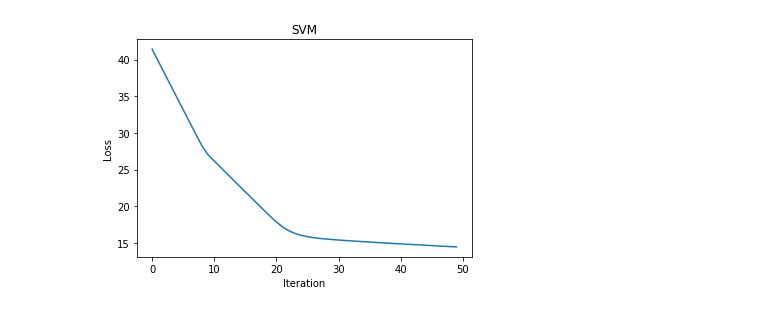
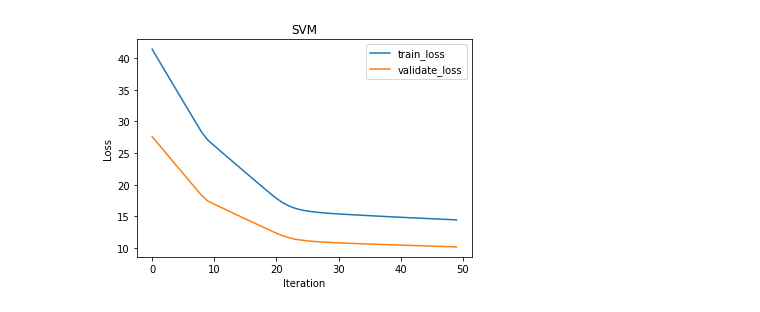
Before and after one commit to ZezhongWang/ML2017-lab-01, a Jupyter notebook: ClassificationExperiment.ipynb, the cells around one changed output. Cells and saved outputs as stored; diff of their text form; code cells hidden in the pictures.

```diff
--- a/ClassificationExperiment.ipynb
+++ b/ClassificationExperiment.ipynb
@@ -44,9 +46,6 @@ class SVM(object):
         '''
         hinge = 1 - (X.dot(w) + b)*y
         hinge = np.array([max(0, x) for x in hinge])
-        #         print(hinge)
-        #         print('hingesum', np.sum(hinge))
-        #         print('zhengze', w**2)
         error = 0.5 * np.sum(w ** 2) + self.c_ * np.sum(hinge)
         return error
 
@@ -74,38 +73,44 @@ class SVM(object):
         b1 = b - self.learning_rate_ * g_b
         return w1, b1
 
-    def fit(self, X, y):
+    def fit(self, X_train, y_train, X_test, y_test):
         '''
             Gradient descent
         '''
-        n_features = X.shape[1]
+        n_features = X_train.shape[1]
         n_targets = 1
         self.w_ = np.zeros([n_features])
         self.b_ = 0
-        loss_list = []
+        train_loss_list = []
+        test_loss_list = []
         for i in range(self.turns_):
             if self.silence_ == False:
                 print('Turn %d' % i)
                 print('w:', self.w_)
                 print('b:', self.b_)
-                print('Loss:', self.calc_error(X, y, self.w_, self.b_))
+                print('Train Loss:', self.calc_error(X_train, y_train, self.w_, self.b_))
+                print('Test Loss:', self.calc_error(X_test, y_test, self.w_, self.b_))
                 print('---------------------------')
-                loss_list.append(self.calc_error(X, y, self.w_, self.b_))
-            self.w_, self.b_ = self.gradient(X, y, self.w_, self.b_)
+                train_loss_list.append(self.calc_error(X_train, y_train, self.w_, self.b_))
+                test_loss_list.append(self.calc_error(X_test, y_test, self.w_, self.b_))
+            self.w_, self.b_ = self.gradient(X_train, y_train, self.w_, self.b_)
         print('Iteration End')
         print('w:', self.w_)
         print('b:', self.b_)
-        print('Loss:', self.calc_error(X, y, self.w_, self.b_))
+        print('Train Loss:', self.calc_error(X_train, y_train, self.w_, self.b_))
+        print('Test Loss:', self.calc_error(X_test, y_test, self.w_, self.b_))
         print('---------------------------')
         if self.silence_ == False:
-            plt.plot(range(self.turns_), loss_list)
+            fig1, = plt.plot(range(self.turns_), train_loss_list)
+            fig2, = plt.plot(range(self.turns_), test_loss_list)
             plt.xlabel('Iteration')
             plt.ylabel('Loss')
+            plt.legend(handles=[fig1,fig2], labels=['train_loss','validate_loss'], loc='best')
             plt.title('SVM')
             plt.show()
 # %%
 clf = SVM(turns = 50, learning_rate = 0.001, c = 0.1)
-clf.fit(X_train, y_train)
+clf.fit(X_train, y_train, X_test, y_test)
 # %% [output]
 Turn 0
 w: [ 0.  0.  0.  0.  0.  0.  0.  0.  0.  0.  0.  0.  0.  0.]
@@ -127 +132 @@ Loss: 14.4064919084
-[figure, old version]
+[figure, new version]
```
Also changed, not shown: parts of 2 cells of this notebook, 1 other file.
